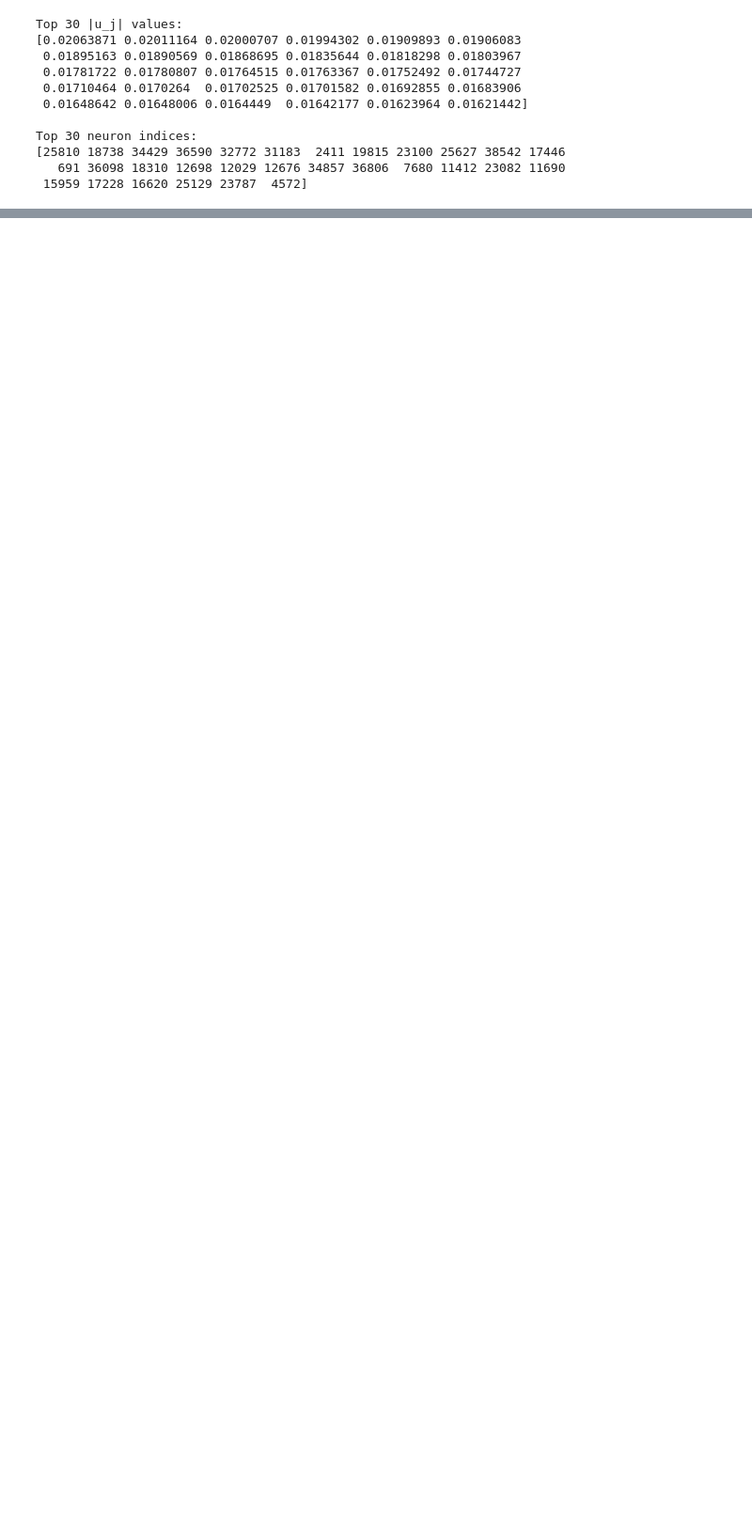
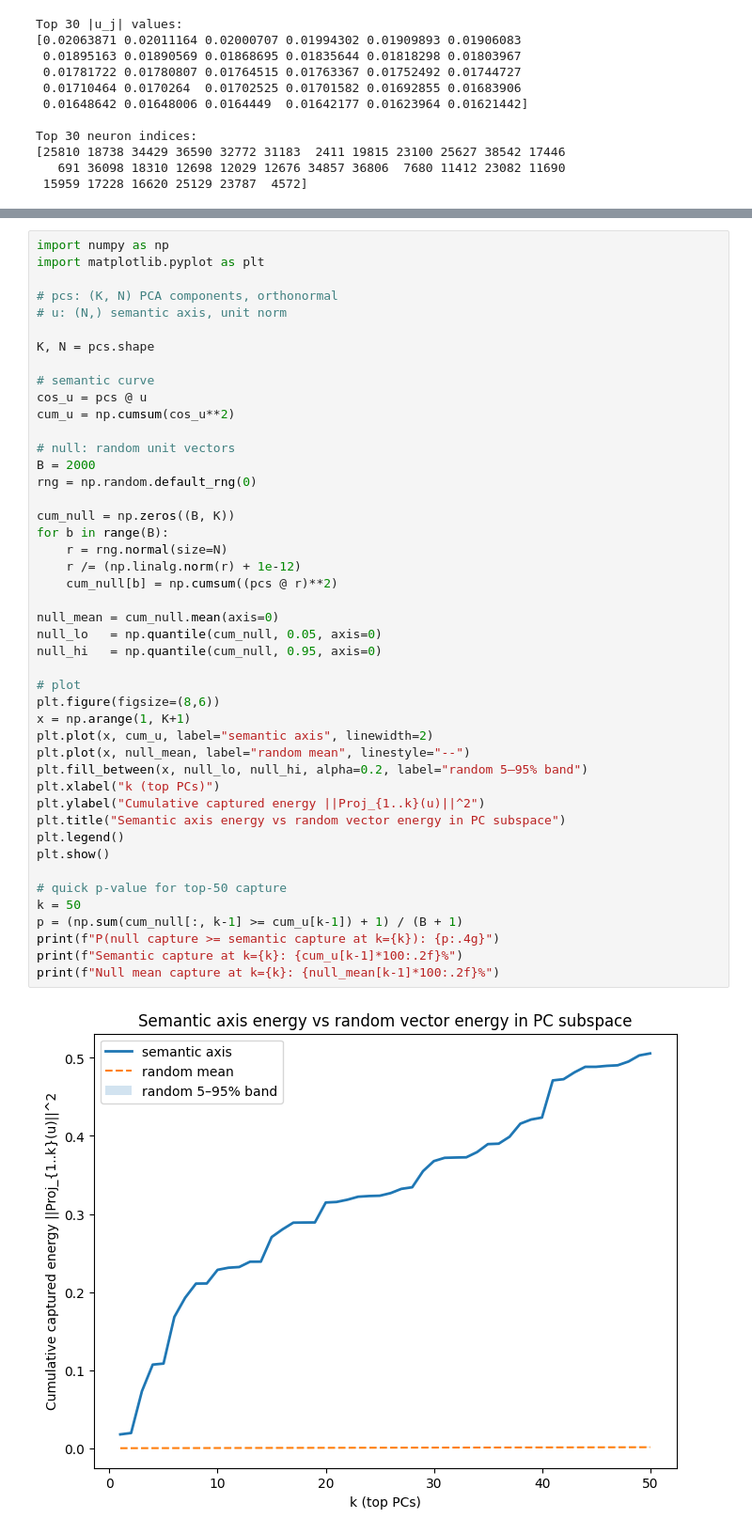
Before and after one commit to mariakesa/ProjectionSort, a Jupyter notebook: magnetic_pole/energy_gap.ipynb, the cells around one changed output, grey strips where cells are left out. Shown at 94% size. Cells and saved outputs as stored; diff of their text form; blank space fills up the shorter version.

```diff
--- a/magnetic_pole/energy_gap.ipynb
+++ b/magnetic_pole/energy_gap.ipynb
@@ -709,0 +838,47 @@ Top 30 neuron indices:
+# %%
+import numpy as np
+import matplotlib.pyplot as plt
+
+# pcs: (K, N) PCA components, orthonormal
+# u: (N,) semantic axis, unit norm
+
+K, N = pcs.shape
+
+# semantic curve
+cos_u = pcs @ u
+cum_u = np.cumsum(cos_u**2)
+
+# null: random unit vectors
+B = 2000
+rng = np.random.default_rng(0)
+
+cum_null = np.zeros((B, K))
+for b in range(B):
+    r = rng.normal(size=N)
+    r /= (np.linalg.norm(r) + 1e-12)
+    cum_null[b] = np.cumsum((pcs @ r)**2)
+
+null_mean = cum_null.mean(axis=0)
+null_lo   = np.quantile(cum_null, 0.05, axis=0)
+null_hi   = np.quantile(cum_null, 0.95, axis=0)
+
+# plot
+plt.figure(figsize=(8,6))
+x = np.arange(1, K+1)
+plt.plot(x, cum_u, label="semantic axis", linewidth=2)
+plt.plot(x, null_mean, label="random mean", linestyle="--")
+plt.fill_between(x, null_lo, null_hi, alpha=0.2, label="random 5–95% band")
+plt.xlabel("k (top PCs)")
+plt.ylabel("Cumulative captured energy ||Proj_{1..k}(u)||^2")
+plt.title("Semantic axis energy vs random vector energy in PC subspace")
+plt.legend()
+plt.show()
+
+# quick p-value for top-50 capture
+k = 50
+p = (np.sum(cum_null[:, k-1] >= cum_u[k-1]) + 1) / (B + 1)
+print(f"P(null capture >= semantic capture at k={k}): {p:.4g}")
+print(f"Semantic capture at k={k}: {cum_u[k-1]*100:.2f}%")
+print(f"Null mean capture at k={k}: {null_mean[k-1]*100:.2f}%")
+# %% [output]
+[figure, added]
```
Also changed, not shown: parts of 6 cells of this notebook.
